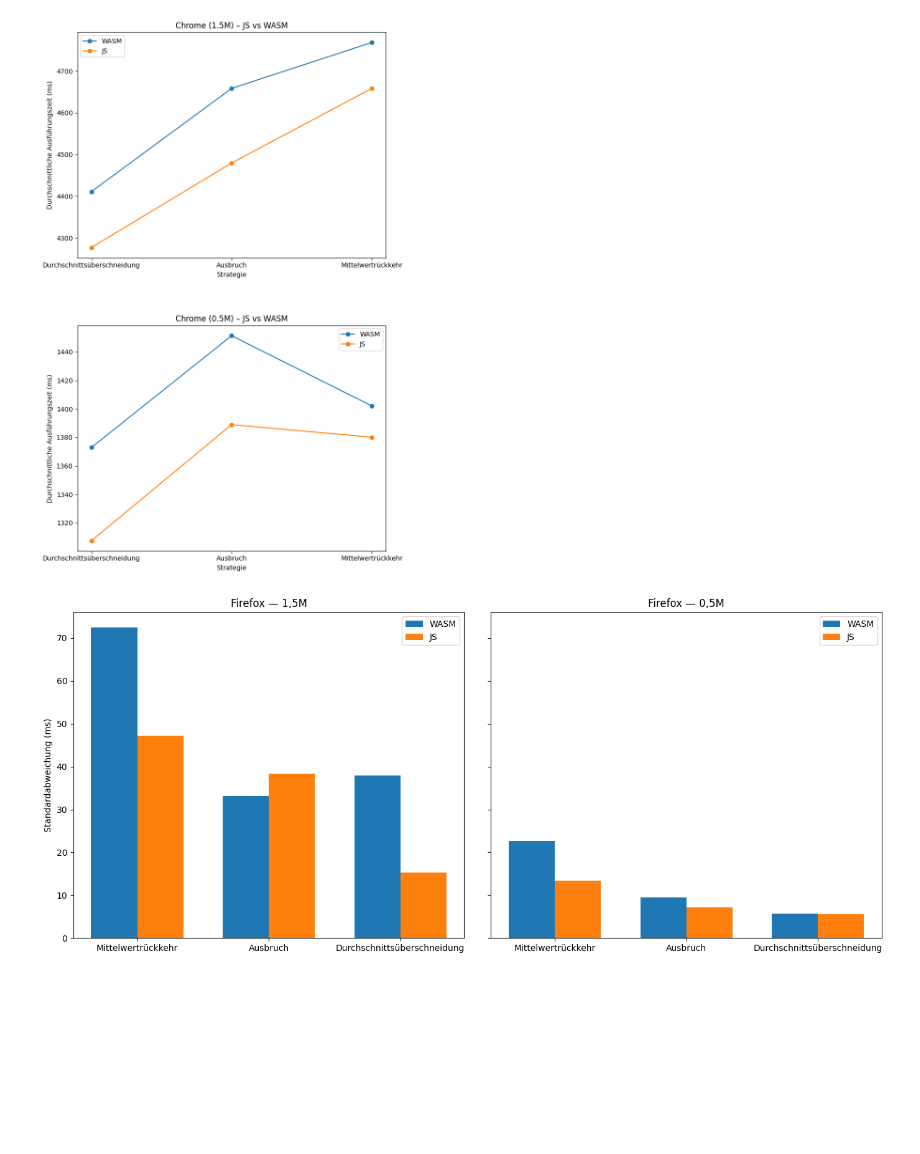
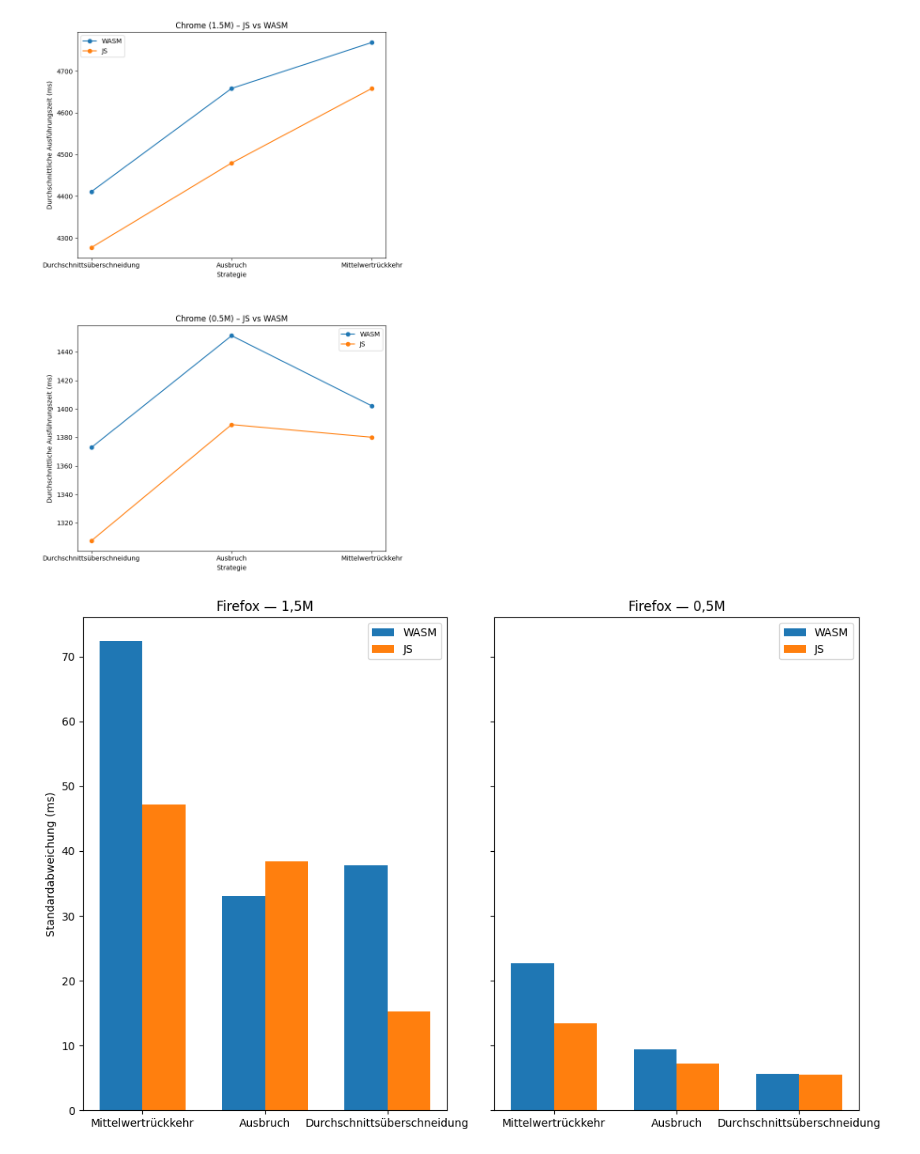
Before and after one commit to Floggergg/Bachelorarbeit2025-26, a Jupyter notebook: WebsiteVorschau/Visulisation/Graphs.ipynb, the cells around one changed output. Saved outputs shown, nothing was run; the diff lists cells and outputs as text; code cells hidden in the pictures; blank space fills up the shorter version.

```diff
--- a/WebsiteVorschau/Visulisation/Graphs.ipynb
+++ b/WebsiteVorschau/Visulisation/Graphs.ipynb
@@ -113,35 +113,35 @@ def pivot_std(browser, datenpunkte):
     df_sub = df.loc[(df['Browser'] == browser) & (df['Datenpunkte'] == datenpunkte), ['Strategie', 'Sprache', 'Standartabweichung']].copy()
     df_sub['Standartabweichung'] = pd.to_numeric(df_sub['Standartabweichung'].astype(str).str.replace(',', '.'), errors='coerce')
     return df_sub.pivot_table(index='Strategie', columns='Sprache', values='Standartabweichung', aggfunc='mean')
 p15 = pivot_std('Firefox', '1,5M')
 p05 = pivot_std('Firefox', '0,5M')
 # einheitliche Reihenfolge der Strategien basierend auf kombinierter Mittelstreuung
 combined_means = pd.concat([p15.mean(axis=1), p05.mean(axis=1)], axis=0).groupby(level=0).mean()
 order = combined_means.sort_values(ascending=False).index
 p15 = p15.reindex(order)
 p05 = p05.reindex(order)
 x = np.arange(len(order))
 width = 0.35
-fig, axes = plt.subplots(1, 2, figsize=(14, 6), sharey=True)
+fig, axes = plt.subplots(1, 2, figsize=(11, 7), sharey=True)
 # Left: 1.5M
 axes[0].bar(x - width/2, p15.get('WASM', pd.Series(index=order)), width, label='WASM')
 axes[0].bar(x + width/2, p15.get('JS', pd.Series(index=order)), width, label='JS')
 axes[0].set_xticks(x)
 axes[0].set_xticklabels(order, ha='center')
 axes[0].set_title('Firefox — 1,5M')
 axes[0].set_ylabel('Standardabweichung (ms)')
 axes[0].legend()
 # Right: 0.5M
 axes[1].bar(x - width/2, p05.get('WASM', pd.Series(index=order)), width, label='WASM')
 axes[1].bar(x + width/2, p05.get('JS', pd.Series(index=order)), width, label='JS')
 axes[1].set_xticks(x)
 axes[1].set_xticklabels(order, ha='center')
 axes[1].set_title('Firefox — 0,5M')
 axes[1].legend()
 plt.tight_layout()
 plt.show()
 # %% [output]
-[figure, old version]
+[figure, new version]
 # %%
 import numpy as np
 import pandas as pd
```
Also changed, not shown: parts of 1 cell of this notebook, 22 other files.
